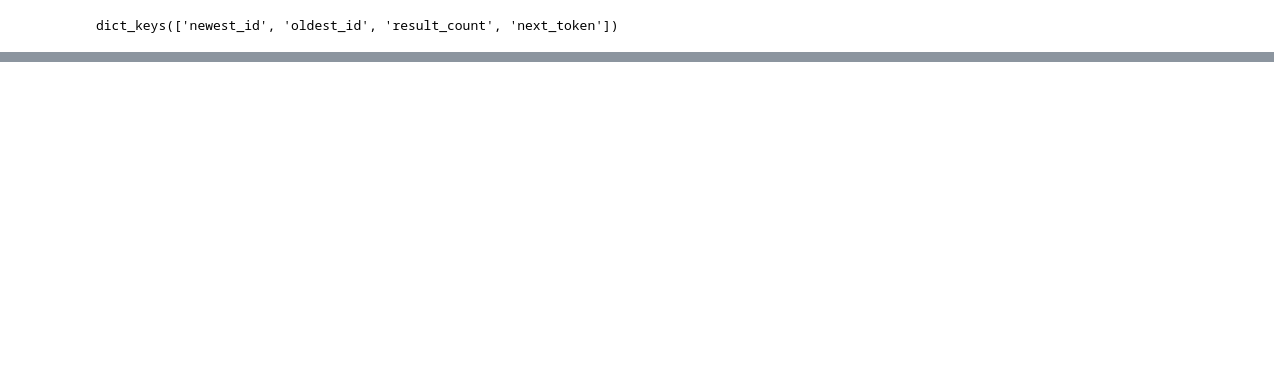
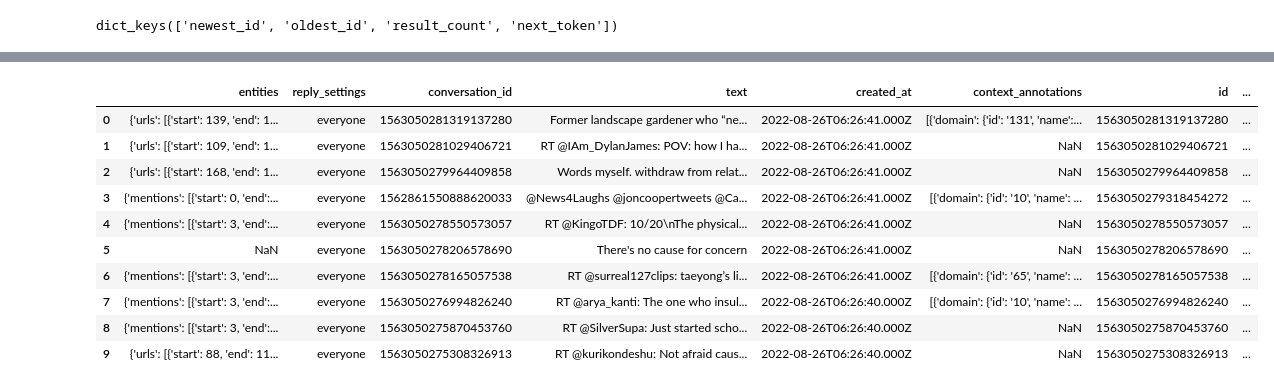
Before and after one commit to sabinagio/what-s-the-matter, a Jupyter notebook: twitter_api_data_collection.ipynb, the cells around one changed output, grey strips where cells are left out. Drawn from its saved outputs; the diff is of its cells as text; code cells hidden in the pictures; blank space fills up the shorter version.

```diff
--- a/twitter_api_data_collection.ipynb
+++ b/twitter_api_data_collection.ipynb
@@ -35,10 +35,10 @@ def create_url(keyword, max_results=100):
 
     #change params based on the endpoint you are using
     query_params = {'query': keyword,
-                    'expansions': 'author_id, in_reply_to_user_id, geo.place_id',
-                    'tweet.fields': 'id, text, author_id, in_reply_to_user_id, geo, conversation_id, created_at, lang, public_metrics, referenced_tweets, reply_settings, source',
-                    'user.fields': 'id, name, username, created_at, description, public_metrics, verified',
-                    'place.fields': 'full_name, id, country, country_code, geo, name, place_type',
+                    'expansions': 'author_id,in_reply_to_user_id,geo.place_id',
+                    'tweet.fields': 'attachments,author_id,context_annotations,conversation_id,created_at,entities,geo,id,in_reply_to_user_id,possibly_sensitive,public_metrics,referenced_tweets,reply_settings,source,text,withheld',
+                    'user.fields': 'id,name,username,created_at,description,public_metrics,verified',
+                    'place.fields': 'full_name,id,country,country_code,geo,name,place_type',
                     'next_token': {}}
     return (search_url, query_params)
 # %%
@@ -142,0 +191,14 @@ json_response["meta"]
+# %%
+tweet_data
+# %% [output]
+|  | entities | reply_settings | conversation_id | text | created_at | context_annotations | id | ... |
+| 0 | {'urls': [{'start': 139, 'end': 1... | everyone | 1563050281319137280 | Former landscape gardener who “ne... | 2022-08-26T06:26:41.000Z | [{'domain': {'id': '131', 'name':... | 1563050281319137280 | ... |
+| 1 | {'urls': [{'start': 109, 'end': 1... | everyone | 1563050281029406721 | RT @IAm_DylanJames: POV: how I ha... | 2022-08-26T06:26:41.000Z | NaN | 1563050281029406721 | ... |
+| 2 | {'urls': [{'start': 168, 'end': 1... | everyone | 1563050279964409858 | Words myself. withdraw from relat... | 2022-08-26T06:26:41.000Z | NaN | 1563050279964409858 | ... |
+| 3 | {'mentions': [{'start': 0, 'end':... | everyone | 1562861550888620033 | @News4Laughs @joncoopertweets @Ca... | 2022-08-26T06:26:41.000Z | [{'domain': {'id': '10', 'name': ... | 1563050279318454272 | ... |
+| 4 | {'mentions': [{'start': 3, 'end':... | everyone | 1563050278550573057 | RT @KingoTDF: 10/20\nThe physical... | 2022-08-26T06:26:41.000Z | NaN | 1563050278550573057 | ... |
+| 5 | NaN | everyone | 1563050278206578690 | There's no cause for concern | 2022-08-26T06:26:41.000Z | NaN | 1563050278206578690 | ... |
+| 6 | {'mentions': [{'start': 3, 'end':... | everyone | 1563050278165057538 | RT @surreal127clips: taeyong’s li... | 2022-08-26T06:26:41.000Z | [{'domain': {'id': '65', 'name': ... | 1563050278165057538 | ... |
+| 7 | {'mentions': [{'start': 3, 'end':... | everyone | 1563050276994826240 | RT @arya_kanti: The one who insul... | 2022-08-26T06:26:40.000Z | [{'domain': {'id': '10', 'name': ... | 1563050276994826240 | ... |
+| 8 | {'mentions': [{'start': 3, 'end':... | everyone | 1563050275870453760 | RT @SilverSupa: Just started scho... | 2022-08-26T06:26:40.000Z | NaN | 1563050275870453760 | ... |
+| 9 | {'urls': [{'start': 88, 'end': 11... | everyone | 1563050275308326913 | RT @kurikondeshu: Not afraid caus... | 2022-08-26T06:26:40.000Z | NaN | 1563050275308326913 | ... |
```
Also changed, not shown: parts of 16 cells of this notebook.
